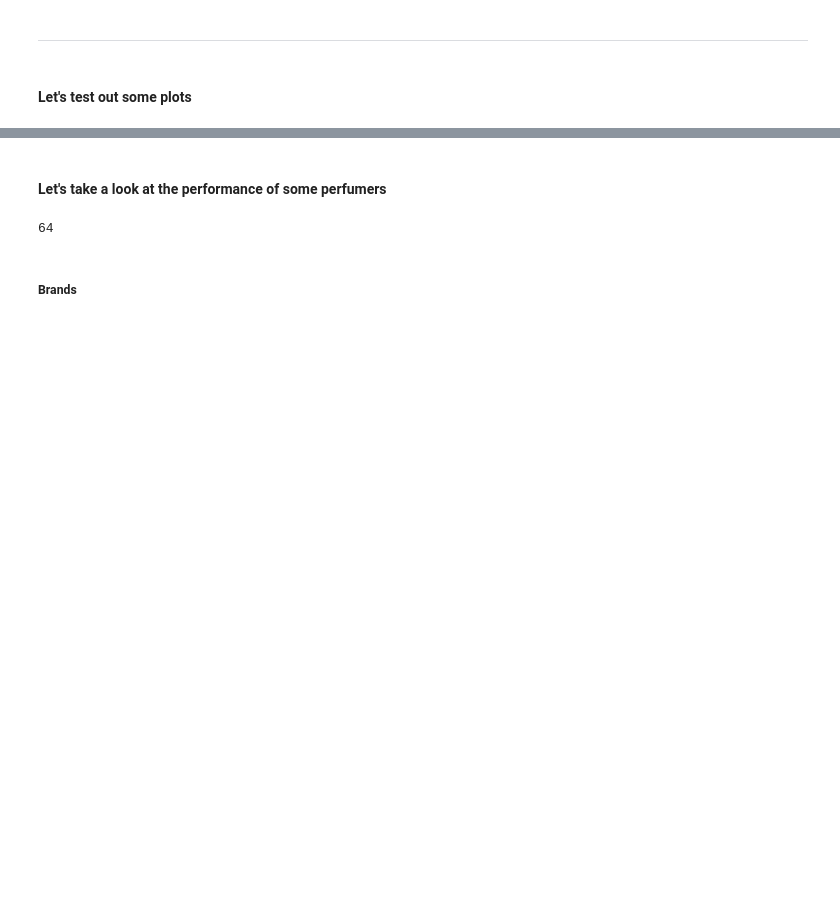
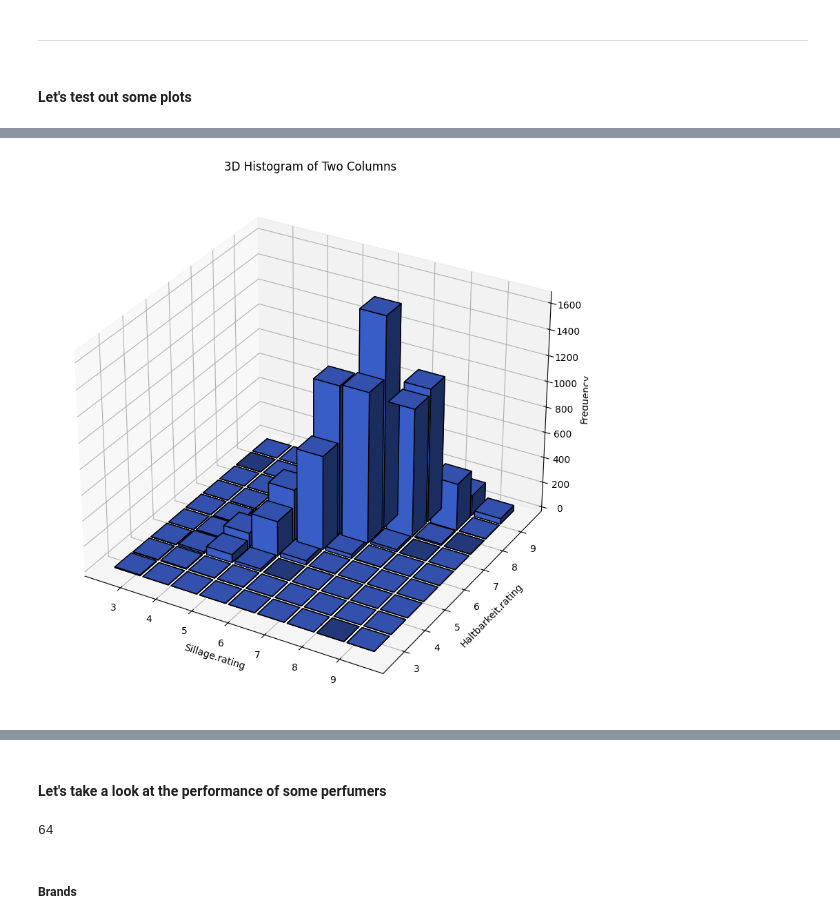
Before and after one commit to hamza1av/Parfumo, a Jupyter notebook: notebook.ipynb, the cells around one changed output, grey strips where cells are left out. Drawn from its saved outputs; the diff is of its cells as text; code cells hidden in the pictures; blank space fills up the shorter version.

```diff
--- a/notebook.ipynb
+++ b/notebook.ipynb
@@ -211,0 +208,38 @@ plt.show()
+# %%
+# Define bins
+CRIT1 = 'Sillage.rating'
+CRIT2 = 'Haltbarkeit.rating'
+NO_BINS = 10
+
+x_bins = np.linspace(df[CRIT1].min(), df[CRIT2].max(), NO_BINS)  # 10 bins
+y_bins = np.linspace(df[CRIT1].min(), df[CRIT2].max(), NO_BINS)
+
+# Compute 2D histogram
+hist, x_edges, y_edges = np.histogram2d(df[CRIT1], df[CRIT2], bins=[x_bins, y_bins])
+
+# Create figure
+fig = plt.figure(figsize=(14, 10))
+ax = fig.add_subplot(111, projection='3d')
+
+# Prepare bar positions
+x_pos, y_pos = np.meshgrid(x_edges[:-1], y_edges[:-1], indexing="ij")
+x_pos = x_pos.ravel()
+y_pos = y_pos.ravel()
+z_pos = np.zeros_like(x_pos)
+
+# Bar dimensions
+dx = dy = (x_bins[1] - x_bins[0]) * 0.9  # Make bars slightly smaller than bin width
+dz = hist.ravel()  # Heights of bars (frequency counts)
+
+# Plot 3D histogram
+ax.bar3d(x_pos, y_pos, z_pos, dx, dy, dz, shade=True, color="royalblue", edgecolor="black")
+
+# Labels
+ax.set_xlabel(CRIT1)
+ax.set_ylabel(CRIT2)
+ax.set_zlabel("Frequency")
+ax.set_title("3D Histogram of Two Columns")
+
+plt.show()
+# %% [output]
+[figure, added]
```
Also changed, not shown: parts of 15 cells of this notebook, 5 other files.
